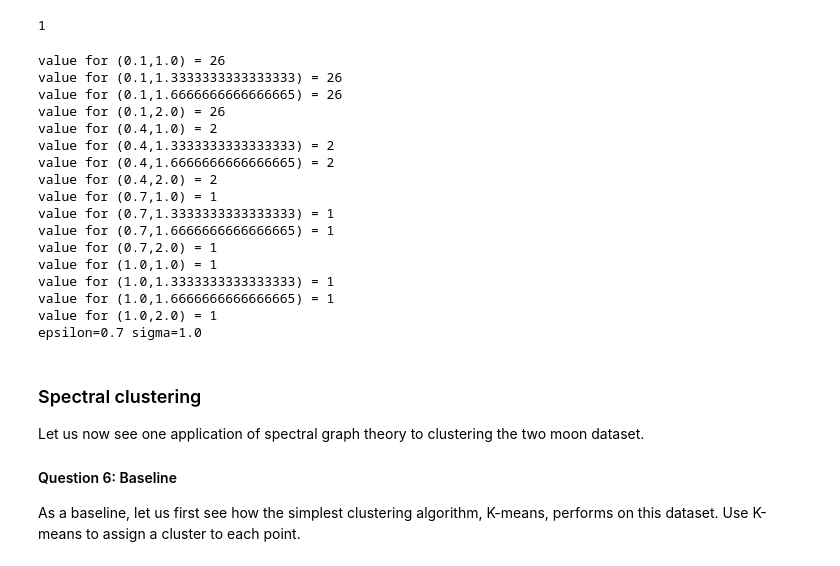
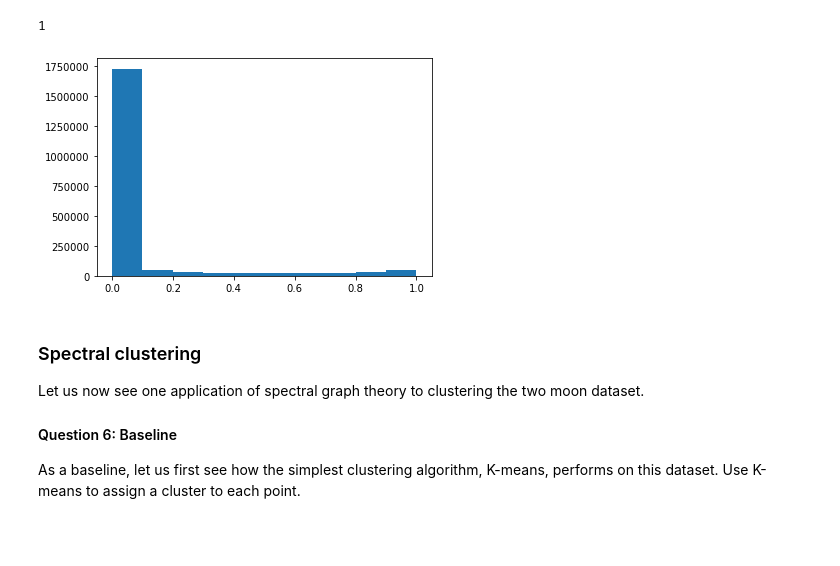
Before and after one commit to misterw97/ntds_2019, a Jupyter notebook: assignments/2_learning_with_graphs.ipynb, the cells around one changed output. Cells and saved outputs as stored; diff of their text form; code cells hidden in the pictures; blank space fills up the shorter version.

```diff
--- a/assignments/2_learning_with_graphs.ipynb
+++ b/assignments/2_learning_with_graphs.ipynb
@@ -205,52 +215,10 @@ Tune the parameters $\epsilon$ and $\sigma$ of the similarity graph so that the
 print(compute_number_connected_components(lamb_norm))
 # %% [output]
 1
-# %%
-epsilons = np.linspace(0.1,1,4)
-sigmas = np.linspace(1,2,4)
-
-def grid_search_2D(a_params, b_params, fn, desired_output = 0):
-    a, b = np.meshgrid(a_params, b_params)
-    distances = []
-    for a in a_params:
-        for b in b_params:
-            val = fn(a,b)
-            print(f'value for ({a},{b}) = {val}')
-            distances.append(np.abs(desired_output-val))
-    arg_min = np.argmin(distances)
-    modulo = b_params.shape[0]
-    a_indx = arg_min/modulo
-    b_indx = arg_min%modulo
-    return a_params[int(a_indx)], b_params[int(b_indx)]
-
-def get_nb_connected_comps(e,s):
-    adjacency = epsilon_similarity_graph(X, epsilon=e, sigma=s)
-    laplacian_norm = compute_laplacian(adjacency, normalize=True)
-    lamb_norm, U_norm = spectral_decomposition(laplacian_norm)
-    return compute_number_connected_components(lamb_norm)
-
-epsilon, sigma = grid_search_2D(epsilons, sigmas, get_nb_connected_comps, 1)
-print(f'epsilon={epsilon} sigma={sigma}')
-# %% [output]
-value for (0.1,1.0) = 26
-value for (0.1,1.3333333333333333) = 26
-value for (0.1,1.6666666666666665) = 26
-value for (0.1,2.0) = 26
-value for (0.4,1.0) = 2
-value for (0.4,1.3333333333333333) = 2
-value for (0.4,1.6666666666666665) = 2
-value for (0.4,2.0) = 2
-value for (0.7,1.0) = 1
-value for (0.7,1.3333333333333333) = 1
-value for (0.7,1.6666666666666665) = 1
-value for (0.7,2.0) = 1
-value for (1.0,1.0) = 1
-value for (1.0,1.3333333333333333) = 1
-value for (1.0,1.6666666666666665) = 1
-value for (1.0,2.0) = 1
-epsilon=0.7 sigma=1.0
 # %%
-adjacency = epsilon_similarity_graph(X, epsilon=epsilon, sigma=sigma)
+adjacency = epsilon_similarity_graph(X, epsilon=epsilon, sigma_c=sigma_c)
+# %% [output]
+[figure, added]
 # %% [markdown]
 ### Spectral clustering
 
```
Also changed, not shown: parts of 74 cells of this notebook, 4 other files.
